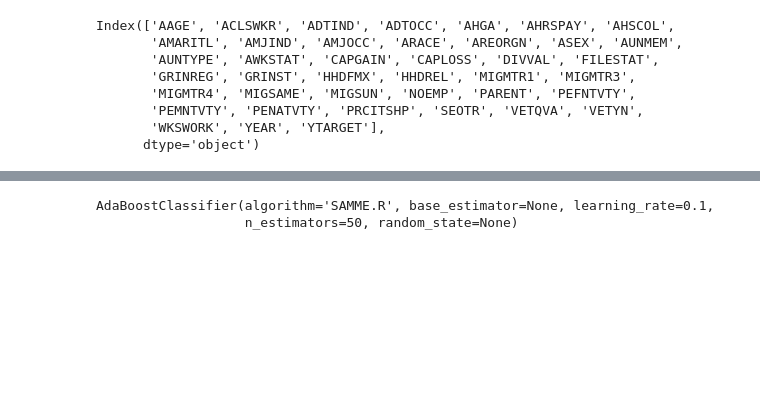
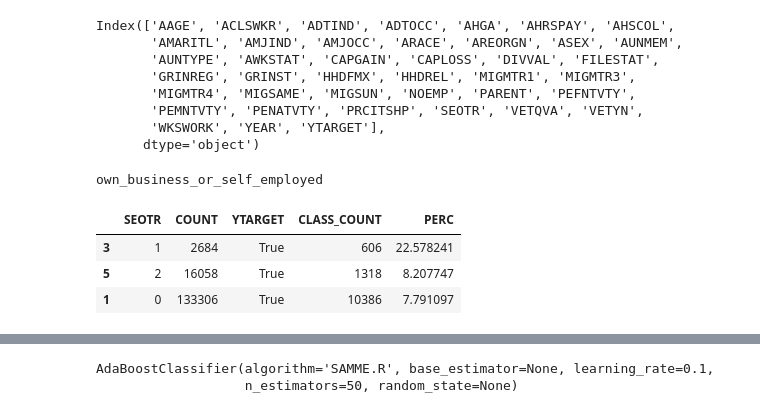
Before and after one commit to alexandreguerin/us-census, a Jupyter notebook: us-census.ipynb, the cells around one changed output, grey strips where cells are left out. Drawn from its saved outputs; the diff is of its cells as text; code cells hidden in the pictures; blank space fills up the shorter version.

```diff
--- a/us-census.ipynb
+++ b/us-census.ipynb
@@ -310,6 +310,24 @@ Index(['AAGE', 'ACLSWKR', 'ADTIND', 'ADTOCC', 'AHGA', 'AHRSPAY', 'AHSCOL',
        'PEMNTVTY', 'PENATVTY', 'PRCITSHP', 'SEOTR', 'VETQVA', 'VETYN',
        'WKSWORK', 'YEAR', 'YTARGET'],
       dtype='object')
+# %%
+# The recategorizations and the feature selection that follow are mainly inspired by this chunk of code.
+# It allow to focus on a (categorical) feature and quickly assess if its classes are discriminant enough and/or
+# if some of them can be merged into a new one.
+
+# As I anticipate the use of dummy encoded variables, I need to take care that my categorical features do not have
+# too much classes (after dummy encoding : #classes(features) = #new features -1)
+
+f = list(features)[36]
+c = class_percentage_by_feature(f, train)
+print(features[f])
+c.loc[c.YTARGET].sort_values('PERC', ascending=False)
+# %% [output]
+own_business_or_self_employed
+|  | SEOTR | COUNT | YTARGET | CLASS_COUNT | PERC |
+| 3 | 1 | 2684 | True | 606 | 22.578241 |
+| 5 | 2 | 16058 | True | 1318 | 8.207747 |
+| 1 | 0 | 133306 | True | 10386 | 7.791097 |
 # %%
 def cat_AAGE(x):
     if x<21: return "0-20"
```
Also changed, not shown: parts of 24 cells of this notebook.
